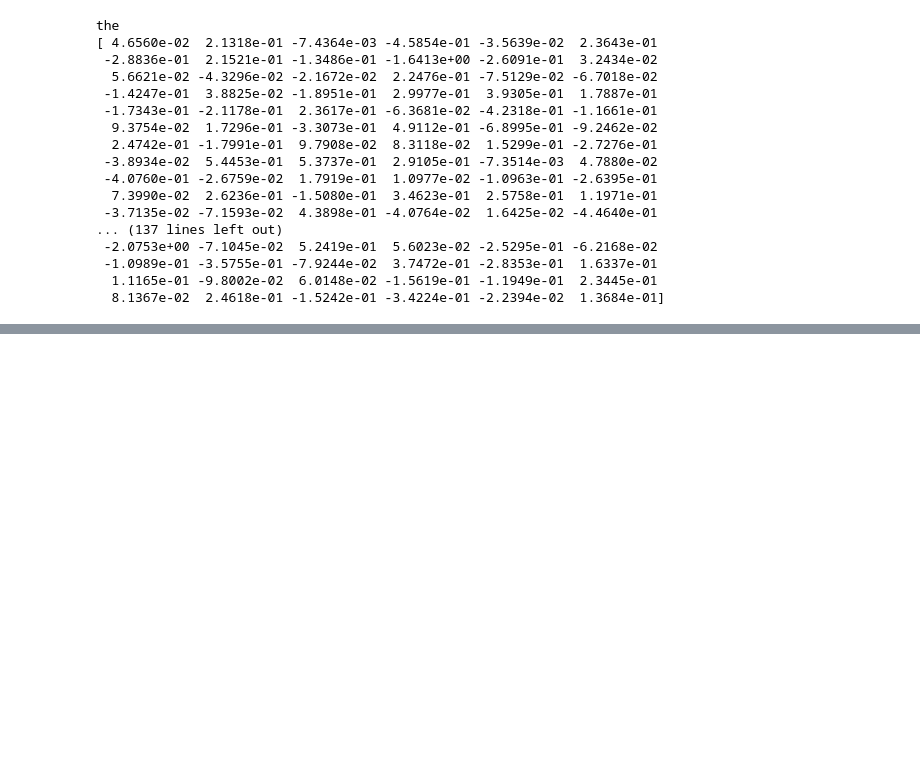
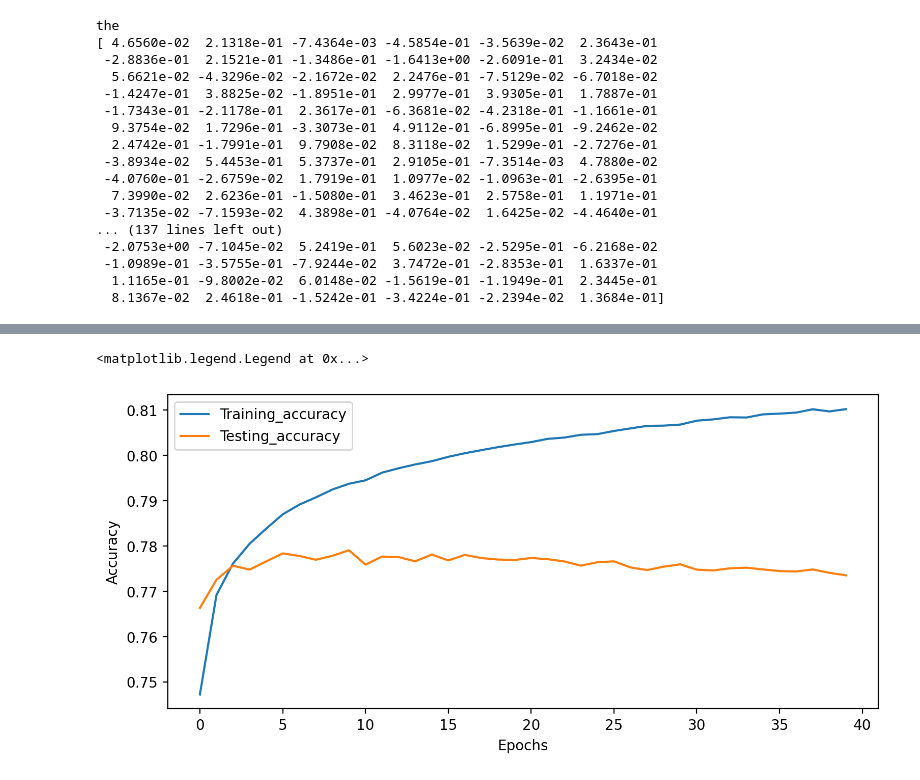
Before and after one commit to Funmilayo-Aina/Natural-Language-Processing, a Jupyter notebook: twitter-analysis.ipynb, the cells around one changed output, grey strips where cells are left out. Drawn from its saved outputs; the diff is of its cells as text; code cells hidden in the pictures; blank space fills up the shorter version.

```diff
--- a/twitter-analysis.ipynb
+++ b/twitter-analysis.ipynb
@@ -310,3 +317,17 @@ embedding_layer = Embedding(vocab_size,
                             weights = [embedding_matrix],
                             input_length = MAX_SEQ_LENGTH,
                             trainable = False)
+# %%
+sequence_input =Input(shape=(MAX_SEQ_LENGTH,),dtype='int32')
+embedding_seq= embedding_layer(sequence_input)
+
+
+x=SpatialDropout1D(0.2)(embedding_seq)
+x=Conv1D(64,5, activation='relu')(embedding_seq)
+x=Bidirectional(LSTM(64,dropout=0.2,recurrent_dropout=0.2))(x)
+x= Dense(512,activation='relu')(x)
+x=Dropout(0.5)(x)
+x= Dense(512,activation='relu')(x)
+output=Dense(1,activation='sigmoid')(x)
+
+model=tf.keras.Model(sequence_input,output)
@@ -312,0 +360,14 @@ embedding_layer = Embedding(vocab_size,
+# %%
+BATCH_SIZE=1024
+EPOCHS=40
+LR=0.001
+# %%
+from tensorflow.keras.optimizers import Adam
+model.compile(Adam(learning_rate=LR),loss='binary_crossentropy',
+              metrics=['Accuracy'])
+# %%
+history=model.fit(x_train,y_train,
+                  validation_data=(x_test,y_test),
+                 batch_size=BATCH_SIZE,
+                 epochs=EPOCHS,
+                 )
@@ -312,0 +392,13 @@ embedding_layer = Embedding(vocab_size,
+# %%
+train_acc = history.history['Accuracy']
+val_acc   = history.history['val_Accuracy']
+
+plt.figure(figsize = (9,4), dpi = 200)
+plt.plot(train_acc, label = 'Training_accuracy')
+plt.plot(val_acc, label = 'Testing_accuracy')
+plt.xlabel('Epochs')
+plt.ylabel('Accuracy')
+plt.legend()
+# %% [output]
+<matplotlib.legend.Legend at 0x...>
+[figure, added]
```
Also changed, not shown: parts of 12 cells of this notebook.
